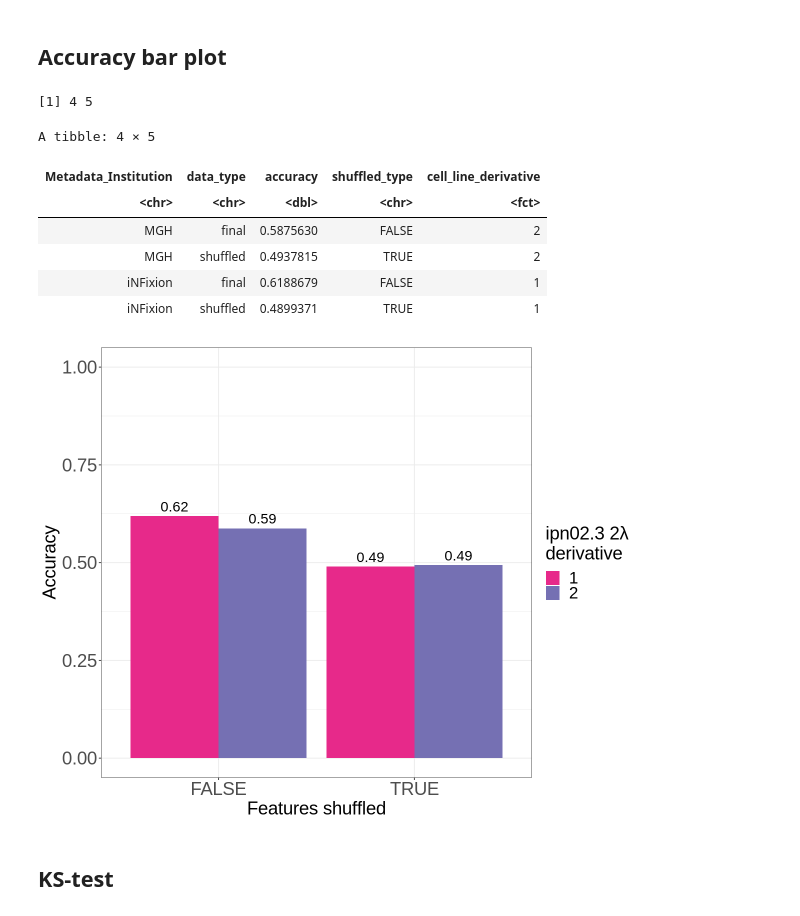
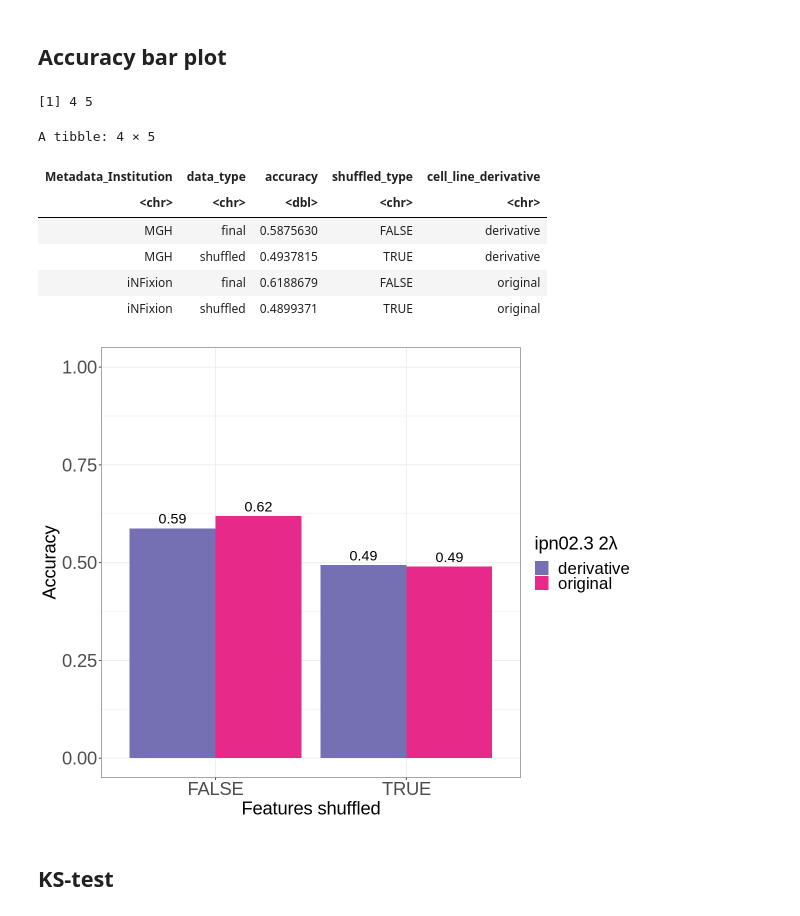
Before and after one commit to WayScience/nf1_schwann_cell_morphology_signature, a Jupyter notebook: 4.figures/main_figure_6/main_figure_6.ipynb, the cells around one changed output. Saved outputs shown, nothing was run; the diff lists cells and outputs as text; code cells hidden in the pictures.

Commit message:
update figure per comments

```diff
--- a/4.figures/main_figure_6/main_figure_6.ipynb
+++ b/4.figures/main_figure_6/main_figure_6.ipynb
@@ -199,7 +200,7 @@ accuracy_results_df <- accuracy_results_df %>%
 
 # Add new column for cell line derivative
 accuracy_results_df <- accuracy_results_df %>%
-    mutate(cell_line_derivative = factor(ifelse(Metadata_Institution == "iNFixion", 1, ifelse(Metadata_Institution == "MGH", 2, NA))))
+    mutate(cell_line_derivative = ifelse(Metadata_Institution == "iNFixion", "original", ifelse(Metadata_Institution == "MGH", "derivative", NA)))
 
 dim(accuracy_results_df)
 head(accuracy_results_df)
@@ -207,11 +208,11 @@ head(accuracy_results_df)
 [1] 4 5
 A tibble: 4 × 5
 | Metadata_Institution | data_type | accuracy | shuffled_type | cell_line_derivative |
-| <chr> | <chr> | <dbl> | <chr> | <fct> |
-| MGH | final | 0.5875630 | FALSE | 2 |
-| MGH | shuffled | 0.4937815 | TRUE | 2 |
-| iNFixion | final | 0.6188679 | FALSE | 1 |
-| iNFixion | shuffled | 0.4899371 | TRUE | 1 |
+| <chr> | <chr> | <dbl> | <chr> | <chr> |
+| MGH | final | 0.5875630 | FALSE | derivative |
+| MGH | shuffled | 0.4937815 | TRUE | derivative |
+| iNFixion | final | 0.6188679 | FALSE | original |
+| iNFixion | shuffled | 0.4899371 | TRUE | original |
 # %%
 width <- 10
 height <- 8
@@ -226,37 +227,37 @@ accuracy_score_plot <- (
         aes(label = sprintf("%.2f", accuracy)),
         position = position_dodge(width = 0.9),
         vjust = -0.5,
         size = 6
     )
 
     + ylim(0, 1)
     + theme_bw()
     + ylab("Accuracy")
     + xlab("Features shuffled")
     # change the legend title
-    + labs(fill = "ipn02.3 2λ\nderivative")
+    + labs(fill = "ipn02.3 2λ")
     # change the colours
     + scale_fill_manual(values = c(
-        "1" = brewer.pal(8, "Dark2")[4],
-        "2" = brewer.pal(8, "Dark2")[3]
+        "original" = brewer.pal(8, "Dark2")[4],
+        "derivative" = brewer.pal(8, "Dark2")[3]
     ))
     # change the text size
     + theme(
         # x and y axis text size
         axis.text.x = element_text(size = 22),
         axis.text.y = element_text(size = 22),
         # x and y axis title size
         axis.title.x = element_text(size = 22),
         axis.title.y = element_text(size = 22),
         # legend text size
         legend.text = element_text(size = 20),
         legend.title = element_text(size = 22),
     )
 )
 
 accuracy_score_plot
 # %% [output]
-[figure, old version]
+[figure, new version]
 # %% [markdown]
 ## KS-test
 # %%
```
Also changed, not shown: parts of 12 cells of this notebook, 2 other files.
